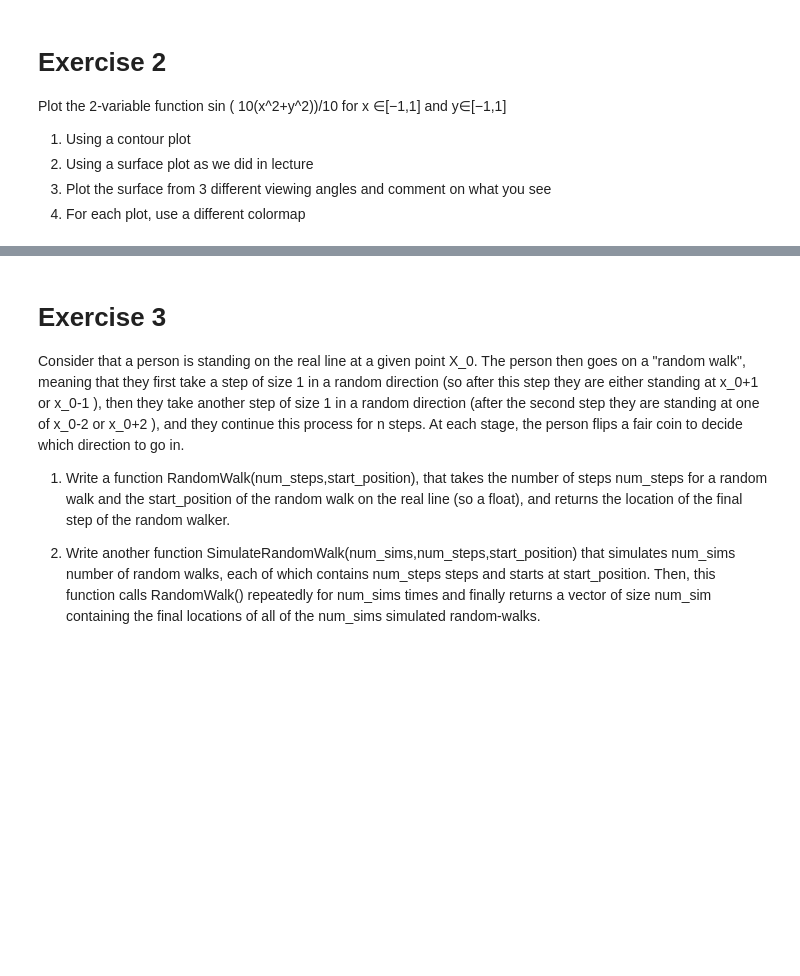
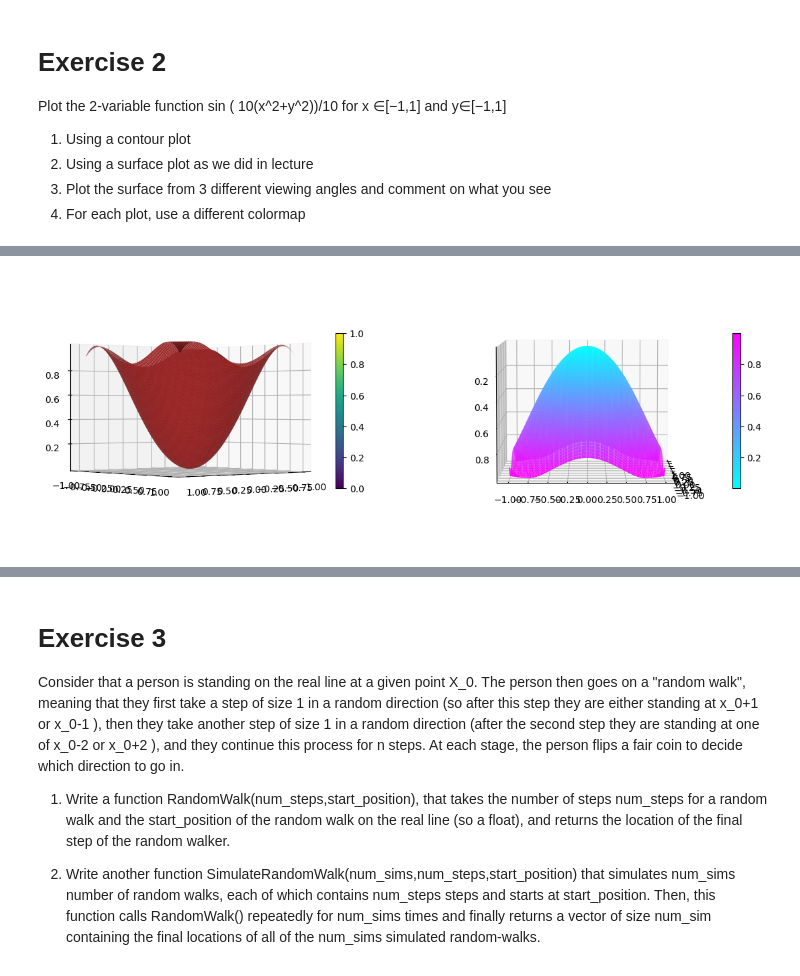
Before and after one commit to wristi/Data-3401, a Jupyter notebook: Labs/Lab8/Lab8.ipynb, the cells around one changed output, grey strips where cells are left out. Drawn from its saved outputs; the diff is of its cells as text; code cells hidden in the pictures; blank space fills up the shorter version.

```diff
--- a/Labs/Lab8/Lab8.ipynb
+++ b/Labs/Lab8/Lab8.ipynb
@@ -49,0 +60,18 @@ NameError: name 'f_x' is not defined
+# %%
+from mpl_toolkits.mplot3d.axes3d import Axes3D
+
+fig = plt.figure(figsize = (14,6))
+
+ax = fig.add_subplot(1,2,1, projection = '3d')
+p = ax.plot_surface(x,y,zsine,color='brown',rstride=1,cstride=1,antialiased=True)#,rstride=4,cstride=4,linewidth=0)
+ax.view_init(0,50)
+cb = fig.colorbar(p,shrink=0.5)
+#For this first one, I made it '2.5D' and im able to clearly see the sine wave, as well as the shape of the curve
+
+ax = fig.add_subplot(1,2,2,projection='3d')
+p = ax.plot_surface(x,y,zsine,cmap = color,rstride=1,cstride=1,antialiased=True)#,rstride=1,cstride=1,cmap = color,antialiased=True)
+ax.view_init(-175,0)
+cb = fig.colorbar(p,shrink=0.5)
+#I now see the shape of the curve resembles a bell curve. This could be due to my linspace function
+# %% [output]
+[figure, added]
```
Also changed, not shown: parts of 4 cells of this notebook.
